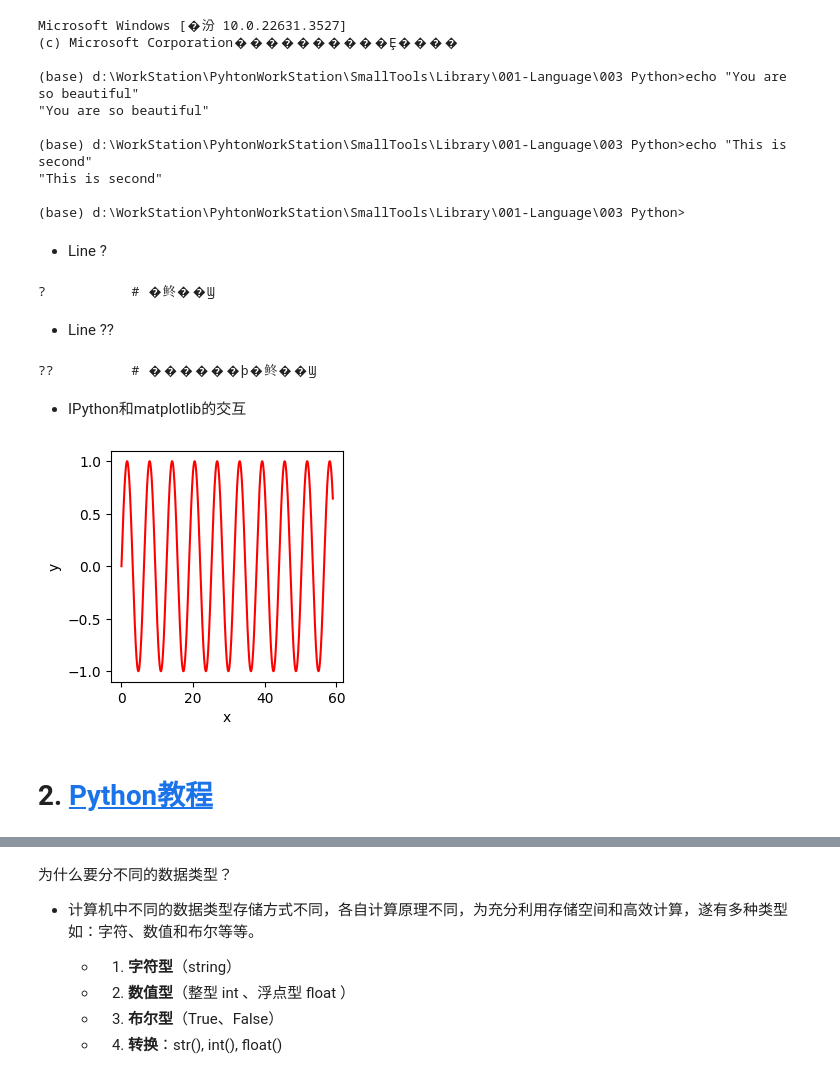
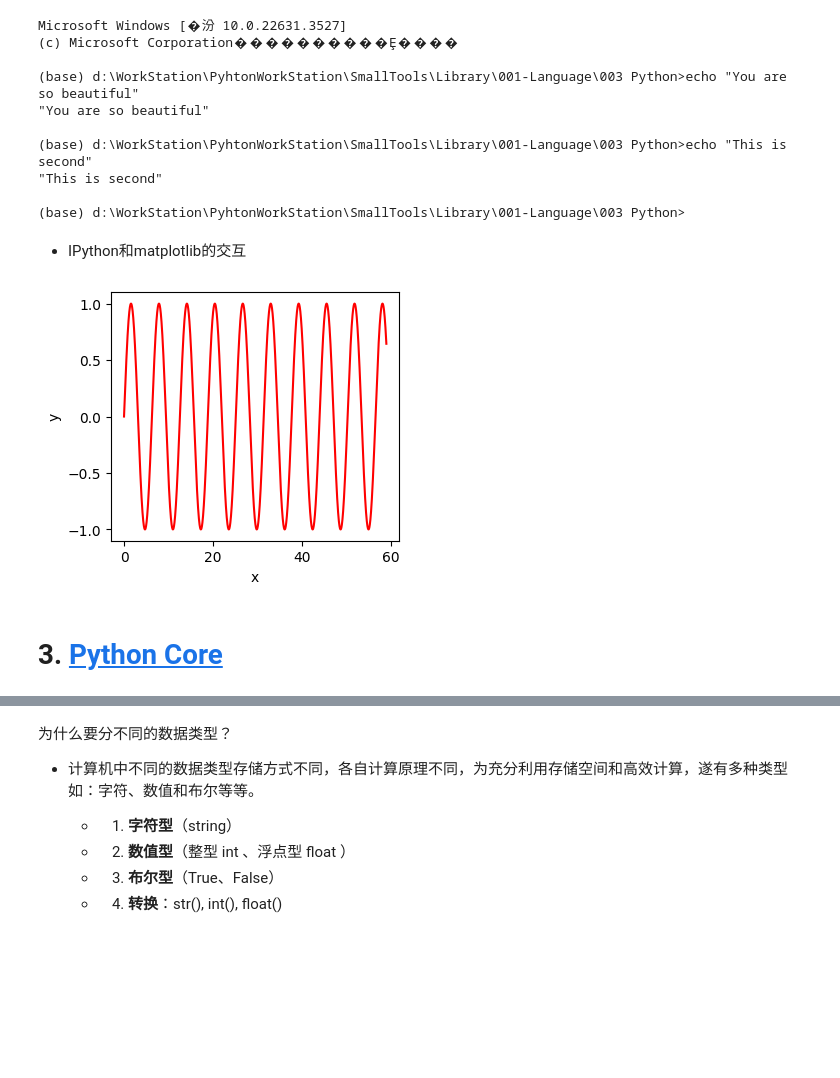
Before and after one commit to zhaoy2020/Microbiome-papers, a Jupyter notebook: tutorials/Tools-Python.ipynb, the cells around one changed output, grey strips where cells are left out. Drawn from its saved outputs; the diff is of its cells as text; code cells hidden in the pictures; blank space fills up the shorter version.

```diff
--- a/tutorials/Tools-Python.ipynb
+++ b/tutorials/Tools-Python.ipynb
@@ -279,43 +562,31 @@ Microsoft Windows [�汾 10.0.22631.3527]
 "This is second"
 
 (base) d:\WorkStation\PyhtonWorkStation\SmallTools\Library\001-Language\003 Python>
-# %% [markdown]
-- Line ?
-# %%
-echo?           # 查看信息
-# %% [output]
-?           # �鿴��Ϣ
-# %% [markdown]
-- Line ??
-# %%
-echo??          # 更加详细查看信息
-# %% [output]
-??          # ������ϸ�鿴��Ϣ
 # %% [markdown]
 - IPython和matplotlib的交互
 # %%
 from IPython import display
 import matplotlib.pyplot as plt
 import numpy as np
 
 
 def d2l_plot(x, y):
-    plt.close()                         # 关闭figure
-    fig = plt.figure(figsize=(3,3))     # 创建新的figure
+    plt.close()                                                     # 关闭figure
+    fig = plt.figure(layout='constrained', figsize=(3*1.2,3))       # 创建新的figure
 
     plt.plot(x, y, color='r', linestyle='-')
     plt.xlabel('x')
     plt.ylabel('y')
 
     display.display(fig)                # 展示
     display.clear_output(wait=True)     # 等待
 
 
 for i in range(60):
     x = np.arange(0, i, 0.01)
     y = np.sin(x)
     d2l_plot(x, y)
 # %% [output]
-[figure, old version]
+[figure, new version]
 # %% [markdown]
-# 2. <a id='toc2_'></a>[Python教程](#toc0_)
+# 3. <a id='toc3_'></a>[Python Core](#toc0_)
```
Also changed, not shown: parts of 400 cells of this notebook, 3 other files.
